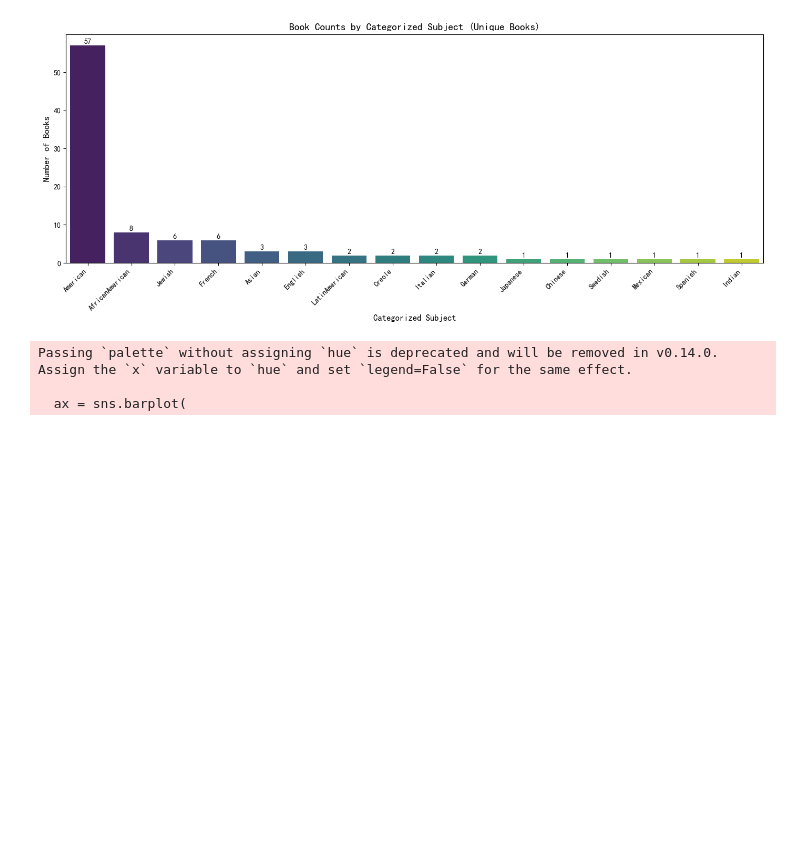
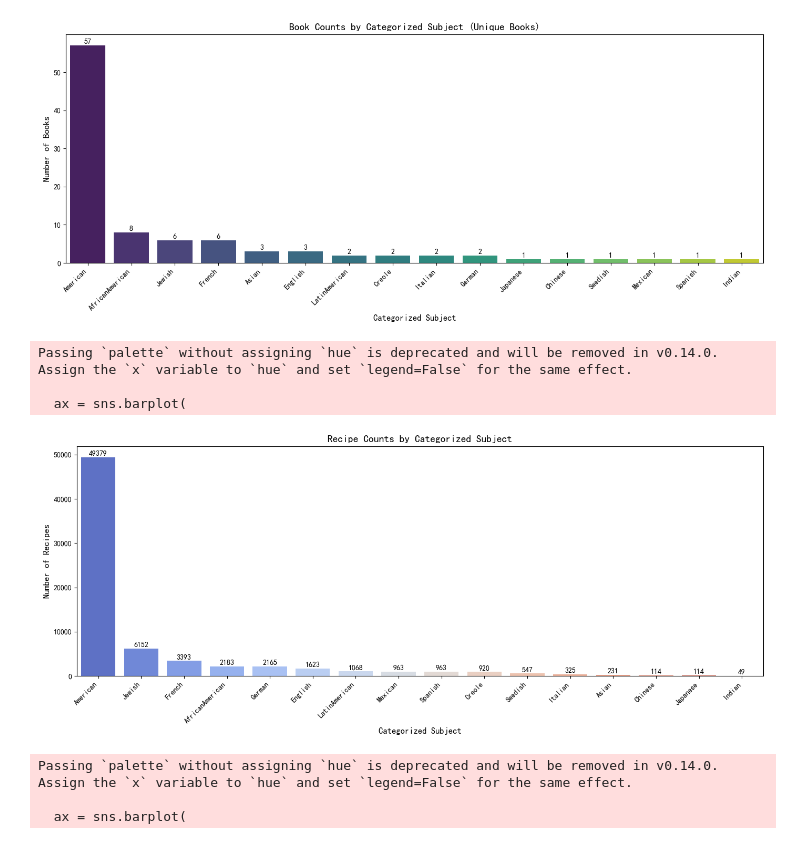
Before and after one commit to YunlongDong01/American-Cuisine-Immigration, a Jupyter notebook: All_Book_Visualization.ipynb, the cells around one changed output. Cells and saved outputs as stored; diff of their text form; code cells hidden in the pictures; blank space fills up the shorter version.

```diff
--- a/All_Book_Visualization.ipynb
+++ b/All_Book_Visualization.ipynb
@@ -223,6 +223,62 @@ Passing `palette` without assigning `hue` is deprecated and will be removed in v
 
   ax = sns.barplot(
 [figure]
+# %%
+def plot_recipe_categorized_subject_distribution(df_books, df_recipes):
+    """
+    Visualize recipe distribution by categorized subject.
+    每个食谱根据它所在的书的subject归类，统计数量。
+    """
+
+    # 把 df_books 的 book_id 和 categorized_subject 拿出来
+    book_subjects = df_books[['book_id', 'categorized_subject']]
+
+    # 需要先把 categorized_subject 也展开
+    book_subjects_exploded = book_subjects.explode('categorized_subject')
+
+    # 把食谱表 df_recipes 和 书本subject表 按 book_id合并
+    recipes_with_subjects = df_recipes.merge(
+        book_subjects_exploded,
+        on='book_id',
+        how='left'
+    )
+
+    # 统计每个 subject 的食谱数量
+    subject_counts = recipes_with_subjects['categorized_subject'].value_counts()
+
+    # 画图
+    plt.figure(figsize=(14, 6))
+    ax = sns.barplot(
+        x=subject_counts.index,
+        y=subject_counts.values,
+        palette="coolwarm"
+    )
+
+    plt.title("Recipe Counts by Categorized Subject", fontsize=14)
+    plt.xlabel("Categorized Subject", fontsize=12)
+    plt.ylabel("Number of Recipes", fontsize=12)
+    plt.xticks(rotation=45, ha="right")
+
+    # 添加数值标签
+    for p in ax.patches:
+        ax.annotate(
+            f"{p.get_height():.0f}",
+            (p.get_x() + p.get_width() / 2., p.get_height()),
+            ha="center", va="center",
+            xytext=(0, 5),
+            textcoords="offset points"
+        )
+
+    plt.tight_layout()
+    plt.show()
+
+# 调用新函数（注意要传 df_books_copy 和 df_recipes）
+plot_recipe_categorized_subject_distribution(df_books_copy, df_recipes)
+# %% [output]
+Passing `palette` without assigning `hue` is deprecated and will be removed in v0.14.0. Assign the `x` variable to `hue` and set `legend=False` for the same effect.
+
+  ax = sns.barplot(
+[figure, added]
 # %%
 # 可视化1：民族分布
 def plot_ethnic_distribution(df):
```
Also changed, not shown: parts of 3 cells of this notebook, 2 other files.
